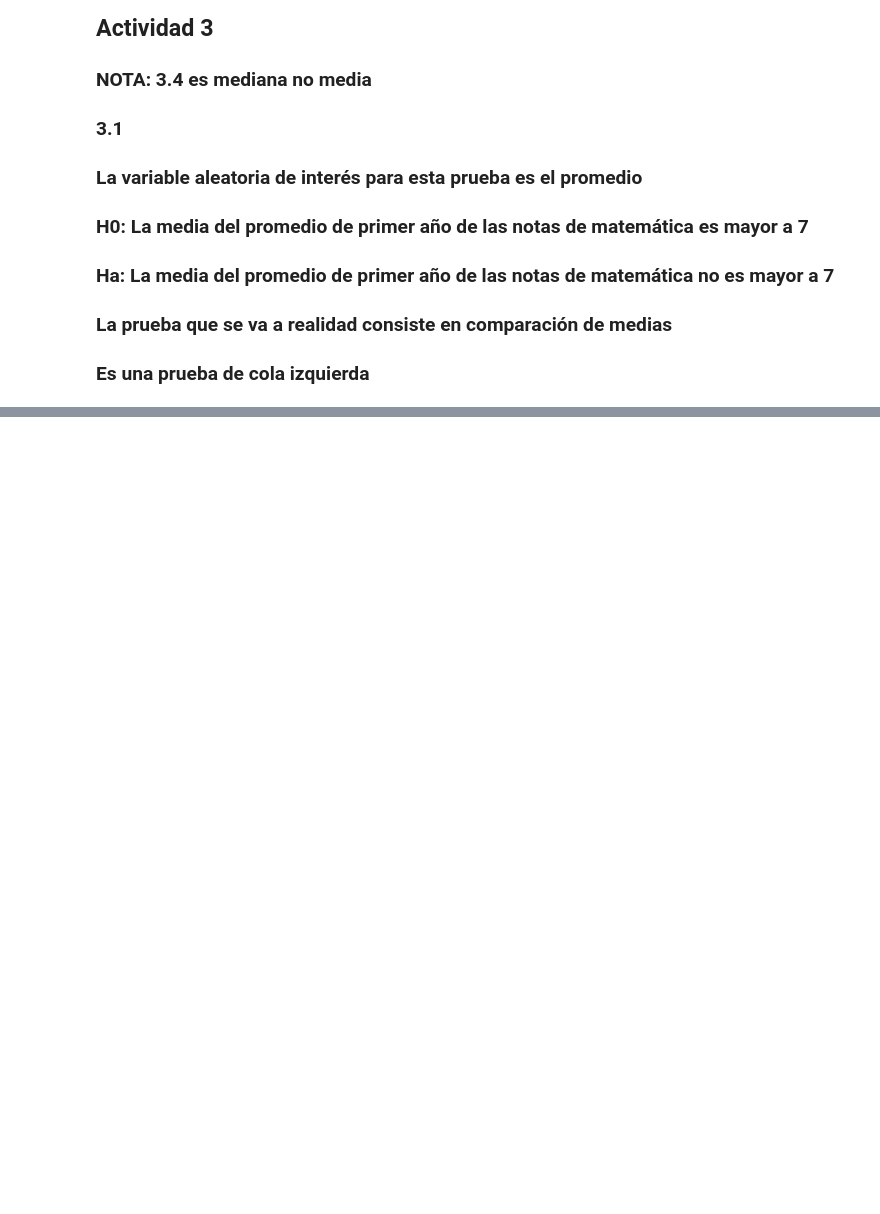
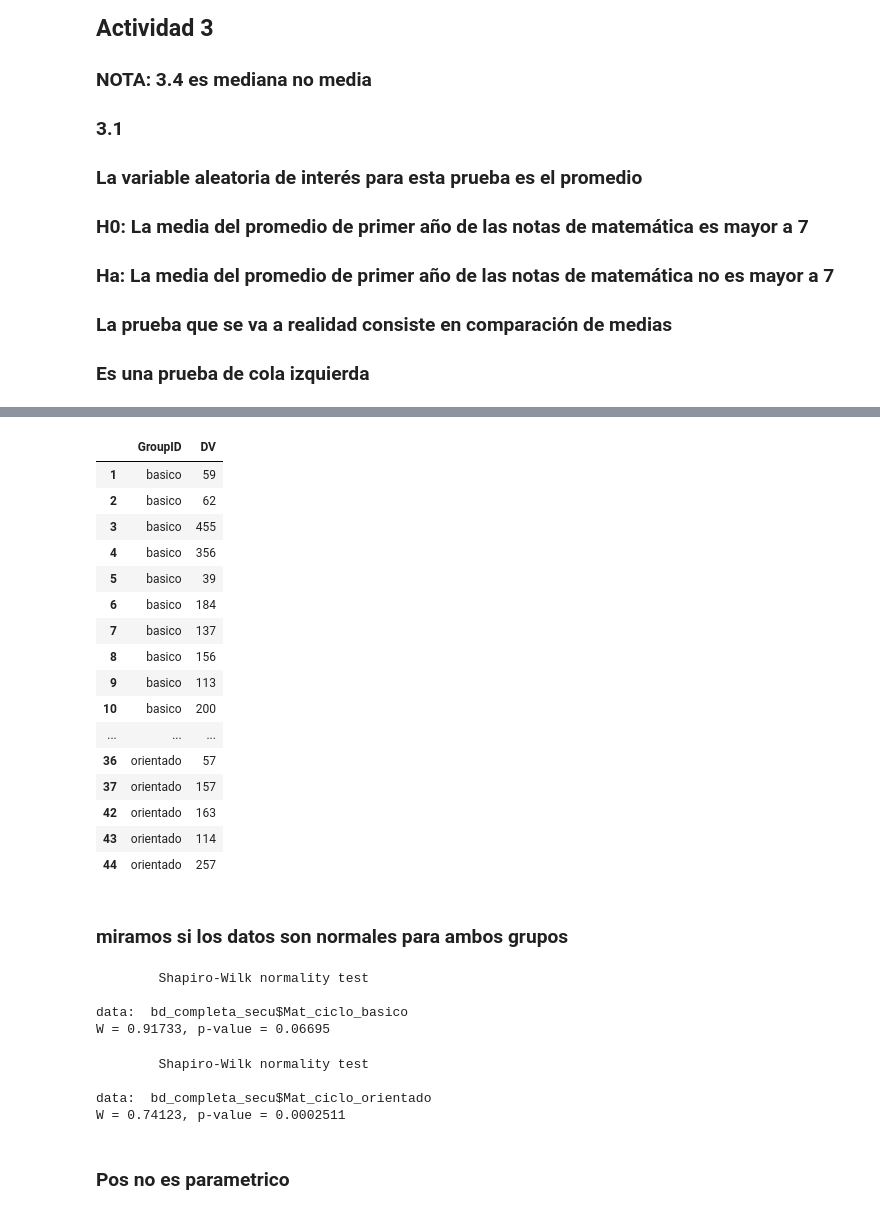
Before and after one commit to Nefertumm/EDM_2023, a Jupyter notebook: Dataset_escuelas/TP1.ipynb, the cells around one changed output, grey strips where cells are left out. Drawn from its saved outputs; the diff is of its cells as text; code cells hidden in the pictures; blank space fills up the shorter version.

```diff
--- a/Dataset_escuelas/TP1.ipynb
+++ b/Dataset_escuelas/TP1.ipynb
@@ -1854,0 +1904,7 @@ abline(v = med_y, col = 'green')
+# %%
+media_ciclo_basico<- sum(bd_completa_secu$Mat_ciclo_basico)
+media_ciclo_orientado <- sum(bd_completa_secu$Mat_ciclo_orientado)
+datos_dif_ciclo<- data.frame(
+        GroupID=as.factor(c(rep("basico", length(bd_completa_secu$Mat_ciclo_basico)), rep("orientado", length(bd_completa_secu$Mat_ciclo_orientado)))),
+        DV=c(as.numeric(bd_completa_secu$Mat_ciclo_basico), as.numeric(bd_completa_secu$Mat_ciclo_orientado)))
+datos_dif_ciclo
@@ -1854,0 +1929,40 @@ abline(v = med_y, col = 'green')
+# %%
+N <-na.omit(datos_dif_ciclo)
+N
+# %% [output]
+|  | GroupID | DV |
+| 1 | basico | 59 |
+| 2 | basico | 62 |
+| 3 | basico | 455 |
+| 4 | basico | 356 |
+| 5 | basico | 39 |
+| 6 | basico | 184 |
+| 7 | basico | 137 |
+| 8 | basico | 156 |
+| 9 | basico | 113 |
+| 10 | basico | 200 |
+| ... | ... | ... |
+| 36 | orientado | 57 |
+| 37 | orientado | 157 |
+| 42 | orientado | 163 |
+| 43 | orientado | 114 |
+| 44 | orientado | 257 |
+# %% [markdown]
+### miramos si los datos son normales para ambos grupos
+# %%
+
+shapiro.test(x = bd_completa_secu$Mat_ciclo_basico)
+# %% [output]
+        Shapiro-Wilk normality test
+
+data:  bd_completa_secu$Mat_ciclo_basico
+W = 0.91733, p-value = 0.06695
+# %%
+shapiro.test(x = bd_completa_secu$Mat_ciclo_orientado)
+# %% [output]
+        Shapiro-Wilk normality test
+
+data:  bd_completa_secu$Mat_ciclo_orientado
+W = 0.74123, p-value = 0.0002511
+# %% [markdown]
+### Pos no es parametrico
```
Also changed, not shown: parts of 29 cells of this notebook, 3 other files.
